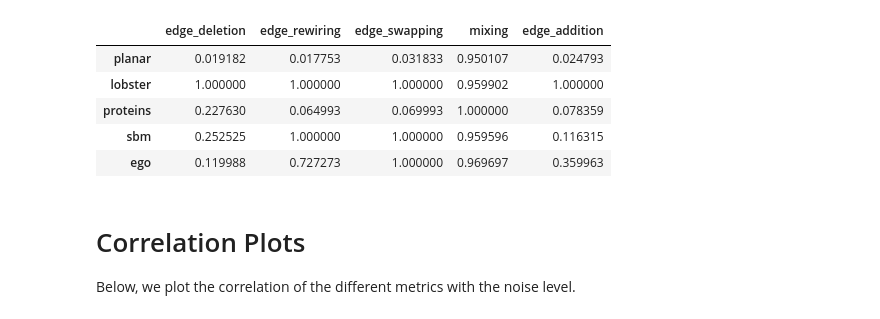
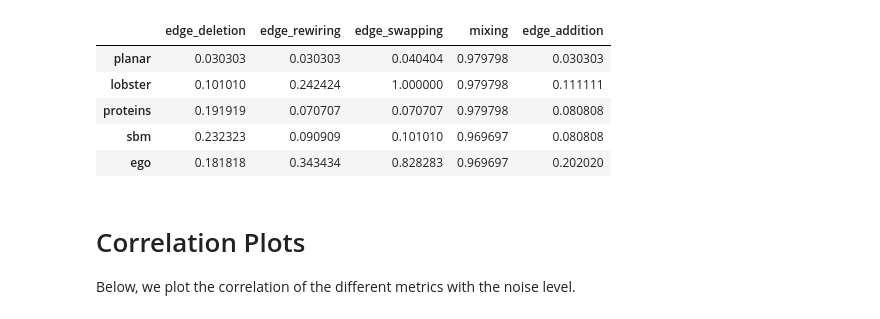
Before and after one commit to BorgwardtLab/polygraph-benchmark, a Jupyter notebook: experiments/perturbation/analysis.ipynb, the cells around one changed output. Saved outputs shown, nothing was run; the diff lists cells and outputs as text; code cells hidden in the pictures.

```diff
--- a/experiments/perturbation/analysis.ipynb
+++ b/experiments/perturbation/analysis.ipynb
@@ -9,75 +9,83 @@ import matplotlib.pyplot as plt
 from collections import defaultdict, OrderedDict
 from itertools import product
 import seaborn as sns
-from matplotlib.ticker import MaxNLocator
 from pyprojroot import here
 from pathlib import Path
 
 with open("/fs/pool/pool-mlsb/polygraph/rcparams.json", "r") as f:
     style = json.load(f)
 
-plot_full = False
+
+MAIN_METRIC_NAME = "jsd"
+MAIN_CLASSIFIER_TYPE = "tabpfn"
+classifiers_to_compare = ("lr", "tabpfn")
+plot_full = True
+
 if plot_full:
     results_folder = "/fs/pool/pool-mlsb/polygraph/perturbation_experiments/results_full"
 else:
     results_folder = "/fs/pool/pool-mlsb/polygraph/perturbation_experiments/results_cropped"
 
-def process_results(df, saturation_threshold=0.95):
+def process_results(df, saturation_threshold=0.95, metric_name="informedness", classifiers=("lr", "tabpfn")):
     # Find all columns that end with "informedness"
-    informedness_cols = [col for col in df.columns if col.endswith("informedness")]
+    all_metrics = ["jsd", "informedness"]
+    all_classifier_cols = [col for col in df.columns if any(col.endswith(metric) for metric in all_metrics)]
+    main_metric_cols = [col for col in df.columns if col.endswith(metric_name)]
+    cols_to_drop = [col for col in all_classifier_cols if col not in main_metric_cols]
+    df = df.drop(columns=cols_to_drop)
 
     # Informedness values are tuples (train, test)
     df_train = pd.DataFrame()
     df_test = pd.DataFrame()
-    for col in informedness_cols:
+    for col in main_metric_cols:
         df[col] = df[col].apply(ast.literal_eval)
         df_test[col] = df[col].apply(lambda x: x[1])
         df_train[col] = df[col].apply(lambda x: x[0])
 
     # For each row, find which column obtains maximum train value
-    for classifier_type in "rbf", "lr":
-        classifier_cols = filter(lambda x: classifier_type in x, informedness_cols)
+    for classifier_type in classifiers:
+        classifier_cols = filter(lambda x: classifier_type in x, main_metric_cols)
         optimal_descriptors = df_train[classifier_cols].idxmax(axis=1)
         optimal_test_values = [df_test.loc[i][col] for i, col in enumerate(optimal_descriptors)]
-        df[f"{classifier_type}_informedness"] = optimal_test_values
+        df[f"{classifier_type}_{metric_name}"] = optimal_test_values
 
-    df[informedness_cols] = df_test
+    df[main_metric_cols] = df_test
 
-    informedness_cols = informedness_cols + ["rbf_informedness", "lr_informedness"]
+    main_metric_cols = main_metric_cols + [f"{classifier_type}_{metric_name}" for classifier_type in classifiers]
 
-    is_saturated = df[informedness_cols] >= saturation_threshold
+    is_saturated = df[main_metric_cols] >= saturation_threshold
     saturation_points = {}
-    for col in informedness_cols:
+    for col in main_metric_cols:
         arr = is_saturated[col].values
         remains_saturated = np.cumprod(arr[::-1], axis=0)[::-1].astype(int)
         saturation_points[col] = df["noise_level"][remains_saturated.argmax().min()] if remains_saturated.any() else 1.0
 
     return df, saturation_points
 
 perturbations = ["edge_deletion", "edge_rewiring", "edge_swapping", "mixing", "edge_addition"]
 datasets = ["planar", "lobster", "proteins", "sbm", "ego"]
 all_saturation_points = defaultdict(dict)
 
 all_dfs = defaultdict(dict)
 
 for perturbation, dataset in product(perturbations, datasets):
     df = pd.read_csv(f"{results_folder}/perturbation_{dataset}_{perturbation}.csv")
-    df, saturation_points = process_results(df)
+    df, saturation_points = process_results(df, metric_name=MAIN_METRIC_NAME, classifiers=classifiers_to_compare)
 
-    all_saturation_points[perturbation][dataset] = saturation_points["lr_informedness"]
+    all_saturation_points[perturbation][dataset] = saturation_points[f"{MAIN_CLASSIFIER_TYPE}_{MAIN_METRIC_NAME}"]
     all_dfs[perturbation][dataset] = df
 
 
 all_saturation_points = pd.DataFrame(all_saturation_points)
-#all_saturation_points.to_csv("all_saturation_points.csv")
+all_saturation_points.to_csv("all_saturation_points.csv")
 display(all_saturation_points)
 # %% [output]
 |  | edge_deletion | edge_rewiring | edge_swapping | mixing | edge_addition |
-| planar | 0.019182 | 0.017753 | 0.031833 | 0.950107 | 0.024793 |
-| lobster | 1.000000 | 1.000000 | 1.000000 | 0.959902 | 1.000000 |
-| proteins | 0.227630 | 0.064993 | 0.069993 | 1.000000 | 0.078359 |
-| sbm | 0.252525 | 1.000000 | 1.000000 | 0.959596 | 0.116315 |
-| ego | 0.119988 | 0.727273 | 1.000000 | 0.969697 | 0.359963 |
+| planar | 0.030303 | 0.030303 | 0.040404 | 0.979798 | 0.030303 |
+| lobster | 0.101010 | 0.242424 | 1.000000 | 0.979798 | 0.111111 |
+| proteins | 0.191919 | 0.070707 | 0.070707 | 0.979798 | 0.080808 |
+| sbm | 0.232323 | 0.090909 | 0.101010 | 0.969697 | 0.080808 |
+| ego | 0.181818 | 0.343434 | 0.828283 | 0.969697 | 0.202020 |
 # %% [markdown]
 # Correlation Plots
 Below, we plot the correlation of the different metrics with the noise level.
```
Also changed, not shown: parts of 4 cells of this notebook, 11 other files.
